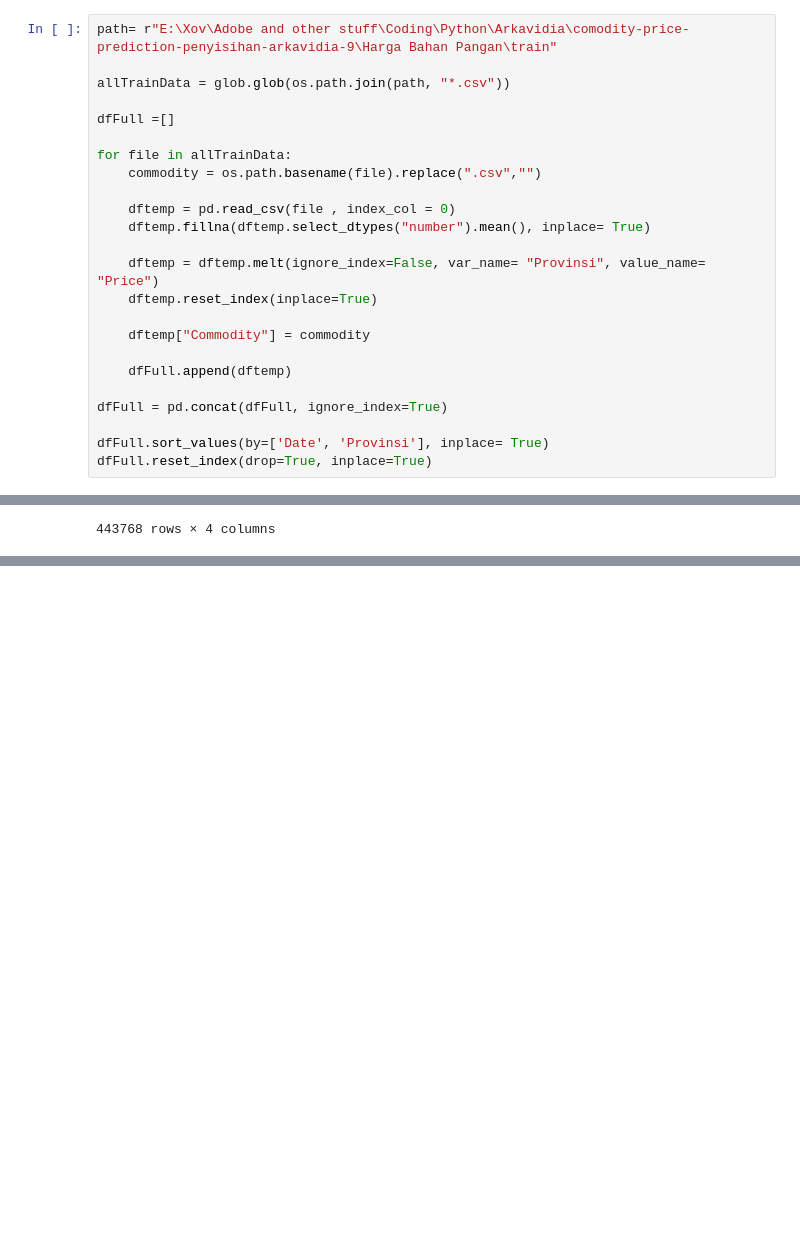
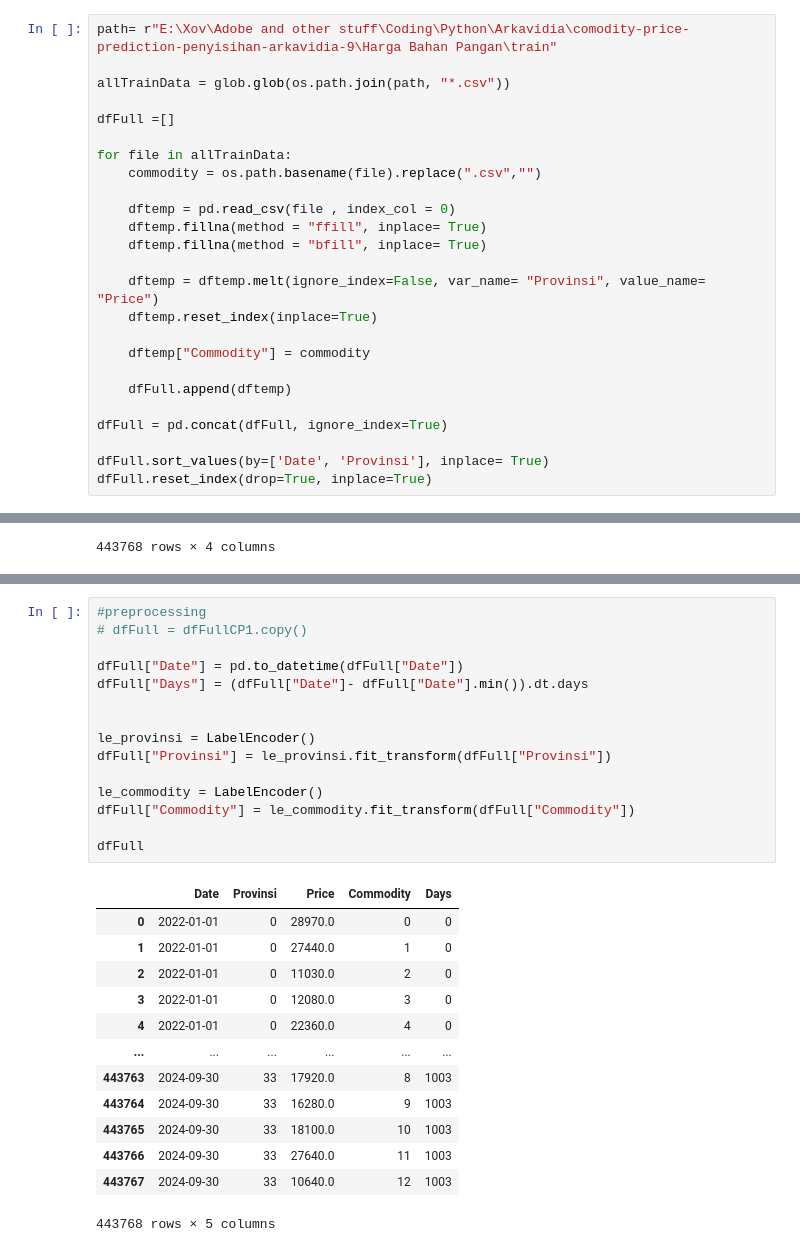
Before and after one commit to RobbenWijanathan/Datavidia-Ctrl-Alt-Win, a Jupyter notebook: Notebook.ipynb, the cells around one changed output, grey strips where cells are left out. Cells and saved outputs as stored; diff of their text form; blank space fills up the shorter version.

```diff
--- a/Notebook.ipynb
+++ b/Notebook.ipynb
@@ -18,7 +16,8 @@ for file in allTrainData:
     commodity = os.path.basename(file).replace(".csv","")
 
     dftemp = pd.read_csv(file , index_col = 0)
-    dftemp.fillna(dftemp.select_dtypes("number").mean(), inplace= True)
+    dftemp.fillna(method = "ffill", inplace= True)
+    dftemp.fillna(method = "bfill", inplace= True)
 
     dftemp = dftemp.melt(ignore_index=False, var_name= "Provinsi", value_name= "Price")
     dftemp.reset_index(inplace=True)
@@ -62,0 +104,29 @@ memory usage: 13.5+ MB
+# %%
+#preprocessing
+# dfFull = dfFullCP1.copy()
+
+dfFull["Date"] = pd.to_datetime(dfFull["Date"])
+dfFull["Days"] = (dfFull["Date"]- dfFull["Date"].min()).dt.days
+
+
+le_provinsi = LabelEncoder()
+dfFull["Provinsi"] = le_provinsi.fit_transform(dfFull["Provinsi"])
+
+le_commodity = LabelEncoder()
+dfFull["Commodity"] = le_commodity.fit_transform(dfFull["Commodity"])
+
+dfFull
+# %% [output]
+|  | Date | Provinsi | Price | Commodity | Days |
+| 0 | 2022-01-01 | 0 | 28970.0 | 0 | 0 |
+| 1 | 2022-01-01 | 0 | 27440.0 | 1 | 0 |
+| 2 | 2022-01-01 | 0 | 11030.0 | 2 | 0 |
+| 3 | 2022-01-01 | 0 | 12080.0 | 3 | 0 |
+| 4 | 2022-01-01 | 0 | 22360.0 | 4 | 0 |
+| ... | ... | ... | ... | ... | ... |
+| 443763 | 2024-09-30 | 33 | 17920.0 | 8 | 1003 |
+| 443764 | 2024-09-30 | 33 | 16280.0 | 9 | 1003 |
+| 443765 | 2024-09-30 | 33 | 18100.0 | 10 | 1003 |
+| 443766 | 2024-09-30 | 33 | 27640.0 | 11 | 1003 |
+| 443767 | 2024-09-30 | 33 | 10640.0 | 12 | 1003 |
+443768 rows × 5 columns
```
Also changed, not shown: parts of 7 cells of this notebook.
